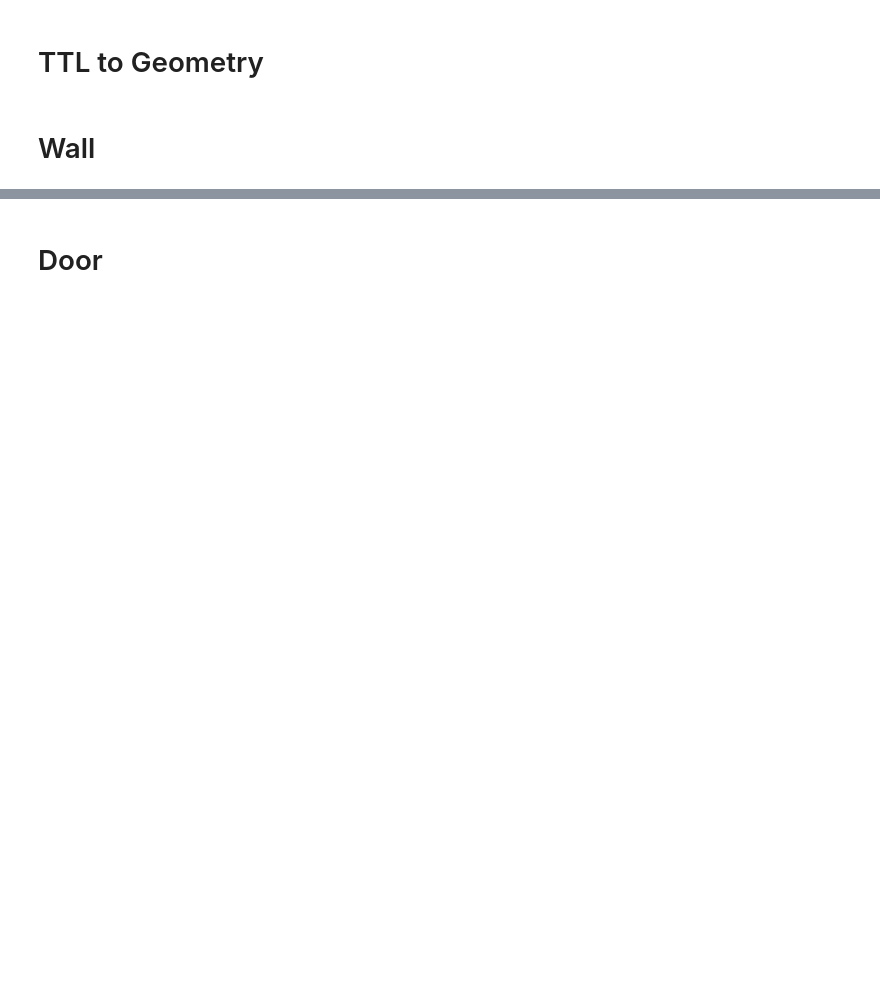
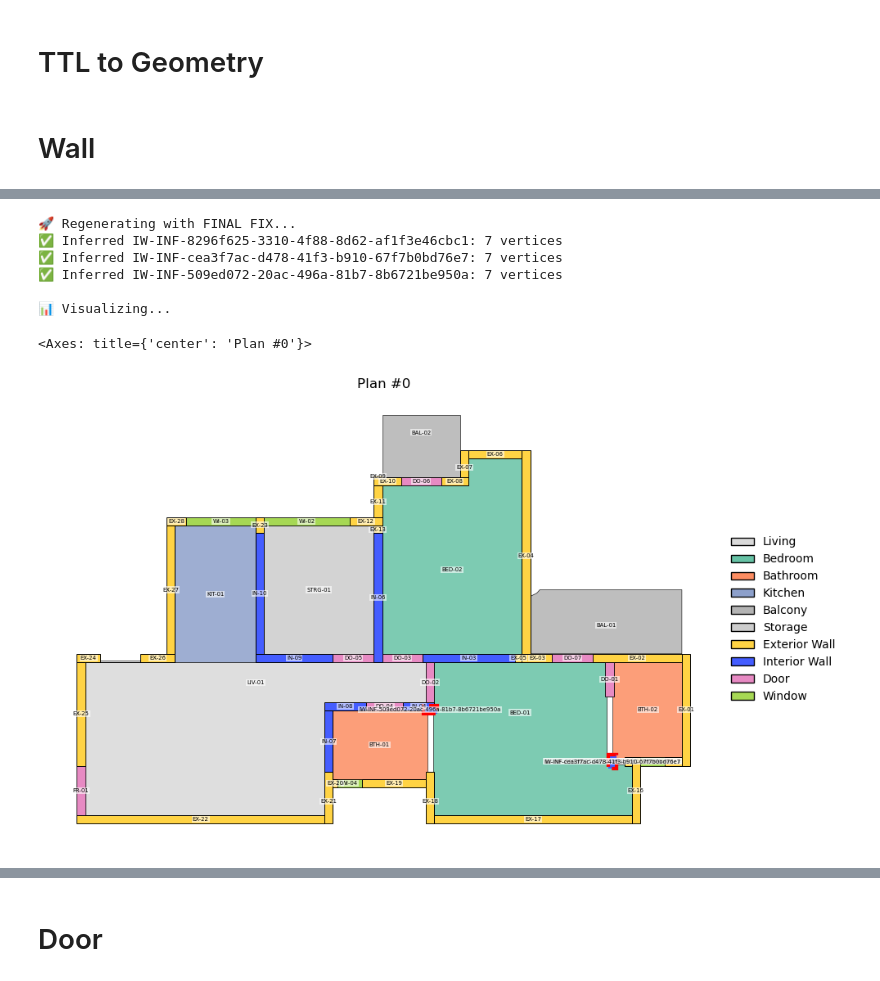
Before and after one commit to numanmuttaqi/Geometry-to-Ontology, a Jupyter notebook: Notebooks/togeometry.ipynb, the cells around one changed output, grey strips where cells are left out. Drawn from its saved outputs; the diff is of its cells as text; code cells hidden in the pictures; blank space fills up the shorter version.

```diff
--- a/Notebooks/togeometry.ipynb
+++ b/Notebooks/togeometry.ipynb
@@ -19,0 +58,21 @@ plot_plan_json("output/inferred_resplan_json/plan_00000_walls_back.json")
+# %%
+from thesis_package.ttl_to_json2 import save_ttl_as_json
+from thesis_package.visualize import plot_plan_json
+
+print("\n🚀 Regenerating with FINAL FIX...")
+save_ttl_as_json(
+    "../output/inferred_resplan_ttl/plan_00000_walls_back.ttl",
+    "../output/inferred_resplan_json/plan_00000_walls_back.json",
+)
+
+print("\n📊 Visualizing...")
+plot_plan_json("../output/inferred_resplan_json/plan_00000_walls_back.json")
+# %% [output]
+🚀 Regenerating with FINAL FIX...
+✅ Inferred IW-INF-8296f625-3310-4f88-8d62-af1f3e46cbc1: 7 vertices
+✅ Inferred IW-INF-cea3f7ac-d478-41f3-b910-67f7b0bd76e7: 7 vertices
+✅ Inferred IW-INF-509ed072-20ac-496a-81b7-8b6721be950a: 7 vertices
+
+📊 Visualizing...
+<Axes: title={'center': 'Plan #0'}>
+[figure, added]
```
Also changed, not shown: parts of 25 cells of this notebook, 19 other files.
